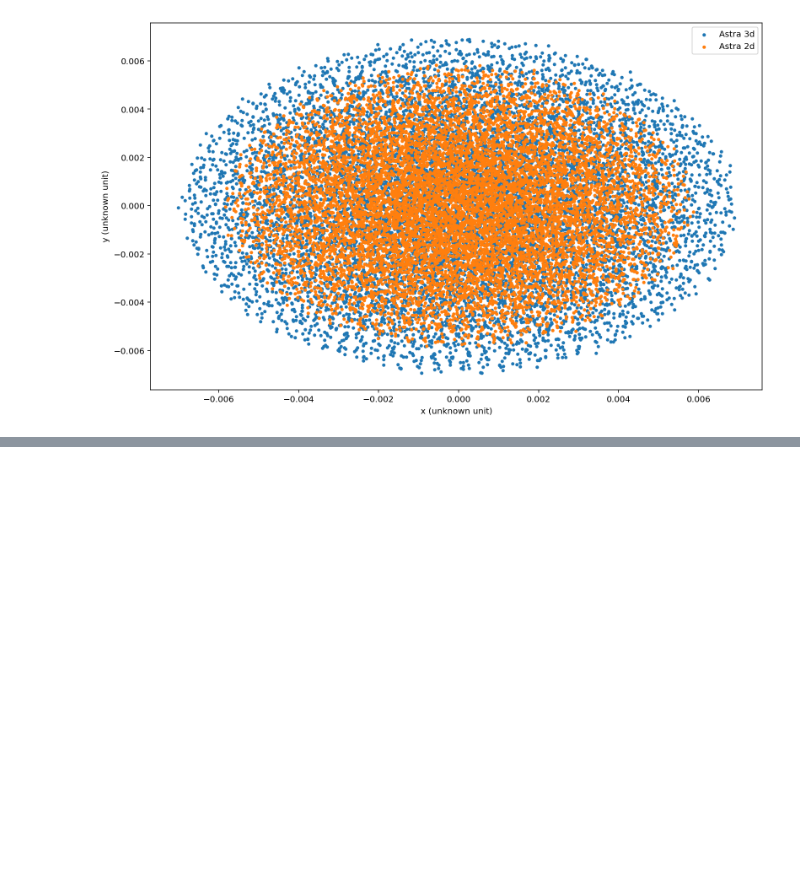
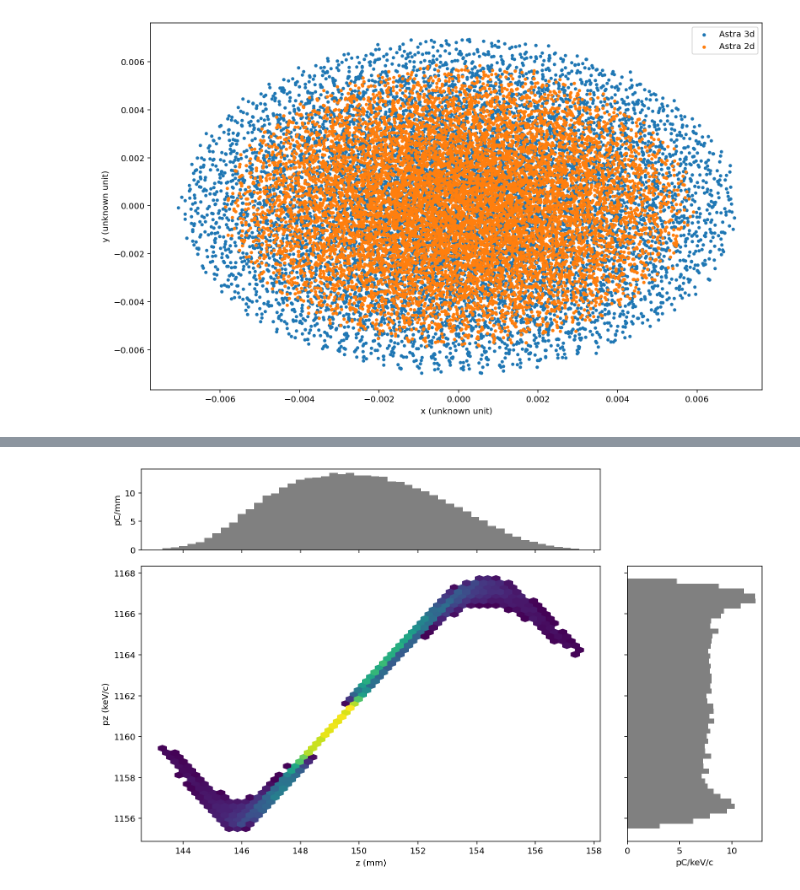
Before and after one commit to ChristopherMayes/lume-astra, a Jupyter notebook: examples/elements/apex_gun.ipynb, the cells around one changed output, grey strips where cells are left out. Cells and saved outputs as stored; diff of their text form; code cells hidden in the pictures; blank space fills up the shorter version.

```diff
--- a/examples/elements/apex_gun.ipynb
+++ b/examples/elements/apex_gun.ipynb
@@ -162,0 +179,4 @@ plt.legend()
+# %%
+P1.plot('z', 'pz')
+# %% [output]
+[figure, added]
```
Also changed, not shown: parts of 12 cells of this notebook, 54 other files.
